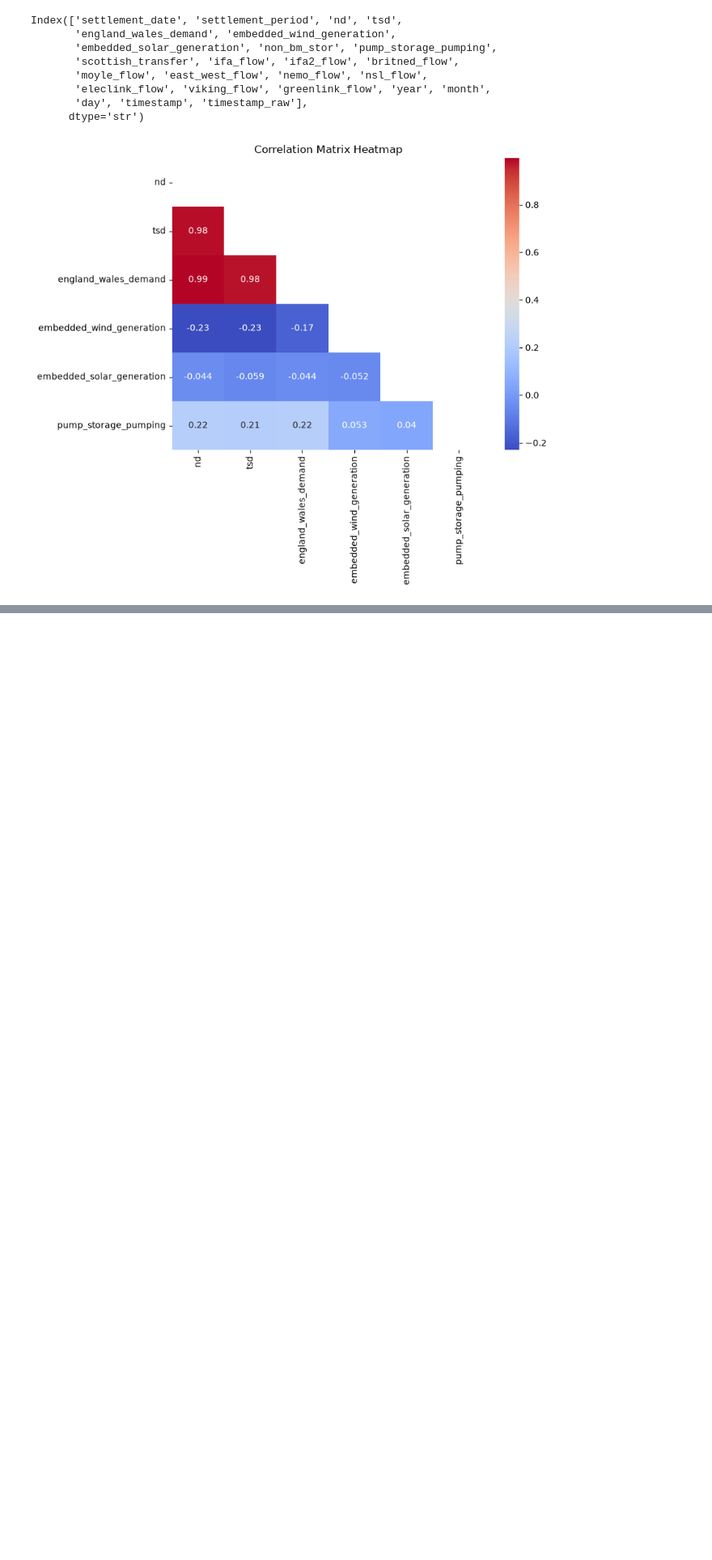
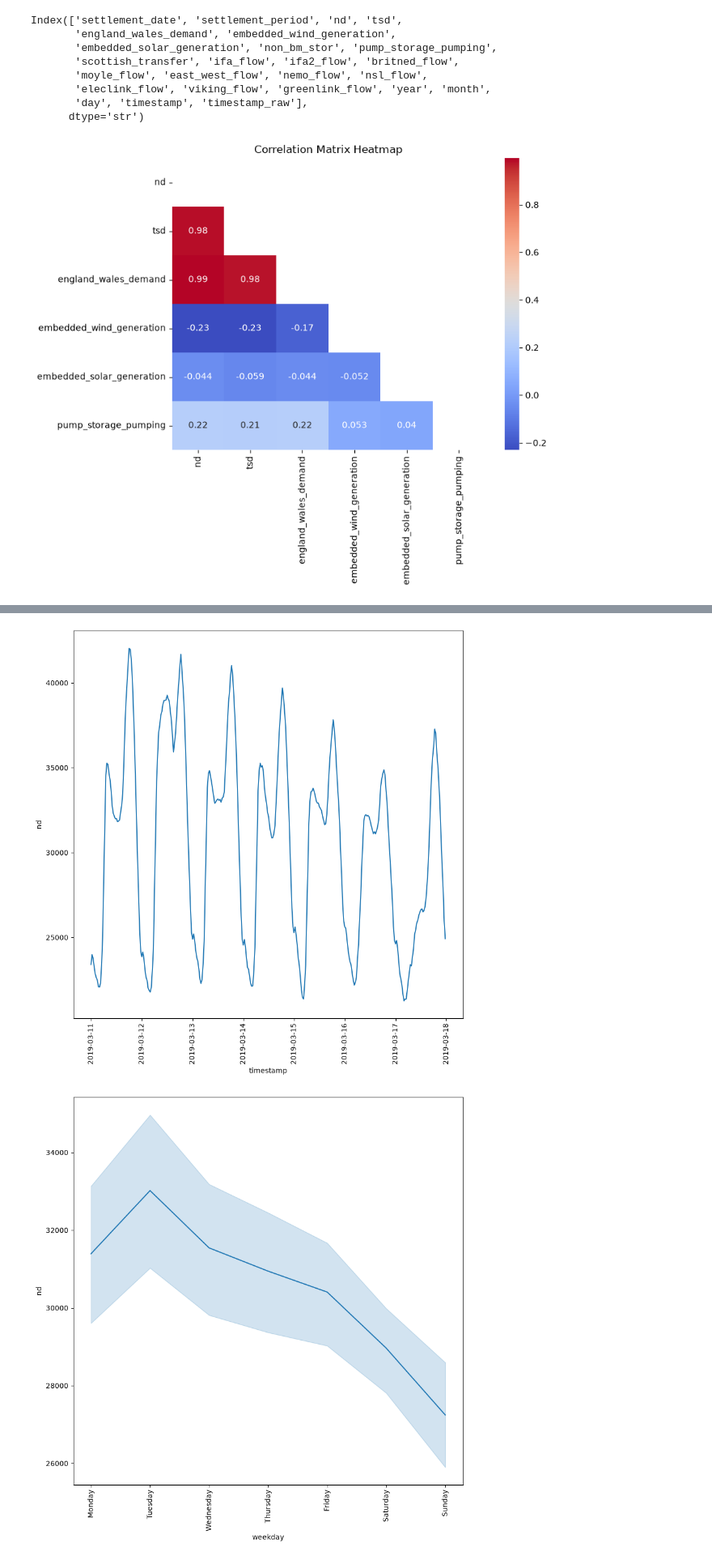
Before and after one commit to jag5m33/py_elec_grid_anomaly, a Jupyter notebook: notebooks/eda.ipynb, the cells around one changed output, grey strips where cells are left out. Shown at 81% size. Drawn from its saved outputs; the diff is of its cells as text; code cells hidden in the pictures; blank space fills up the shorter version.

```diff
--- a/notebooks/eda.ipynb
+++ b/notebooks/eda.ipynb
@@ -760,0 +956,7 @@ plt.show()
+# %%
+one_week = df_merged[
+    (df_merged['timestamp'].dt.month.isin([3]))&
+    (df_merged['timestamp'].dt.year.isin([2019]))&
+    (df_merged['timestamp'].dt.day.isin([11,12,13,14,15,16,17]))
+]
+one_week # corerct 336 rows
@@ -760,0 +977,16 @@ plt.show()
+# %%
+weekday_order = ['Monday', 'Tuesday', 'Wednesday', 'Thursday', 'Friday', 'Saturday', 'Sunday']
+
+# One box per weekday, in calendar order
+plt.figure(figsize=(10, 10))
+sns.lineplot(x='timestamp', y='nd', data=one_week,  palette='pastel')
+plt.xticks(rotation=90)
+plt.show()
+
+plt.figure(figsize=(10, 10))
+sns.lineplot(x='weekday', y='nd', data=one_week,  palette='pastel')
+plt.xticks(rotation=90)
+plt.show()
+# %% [output]
+[figure, added]
+[figure, added]
```
Also changed, not shown: parts of 141 cells of this notebook, 1 other file.
